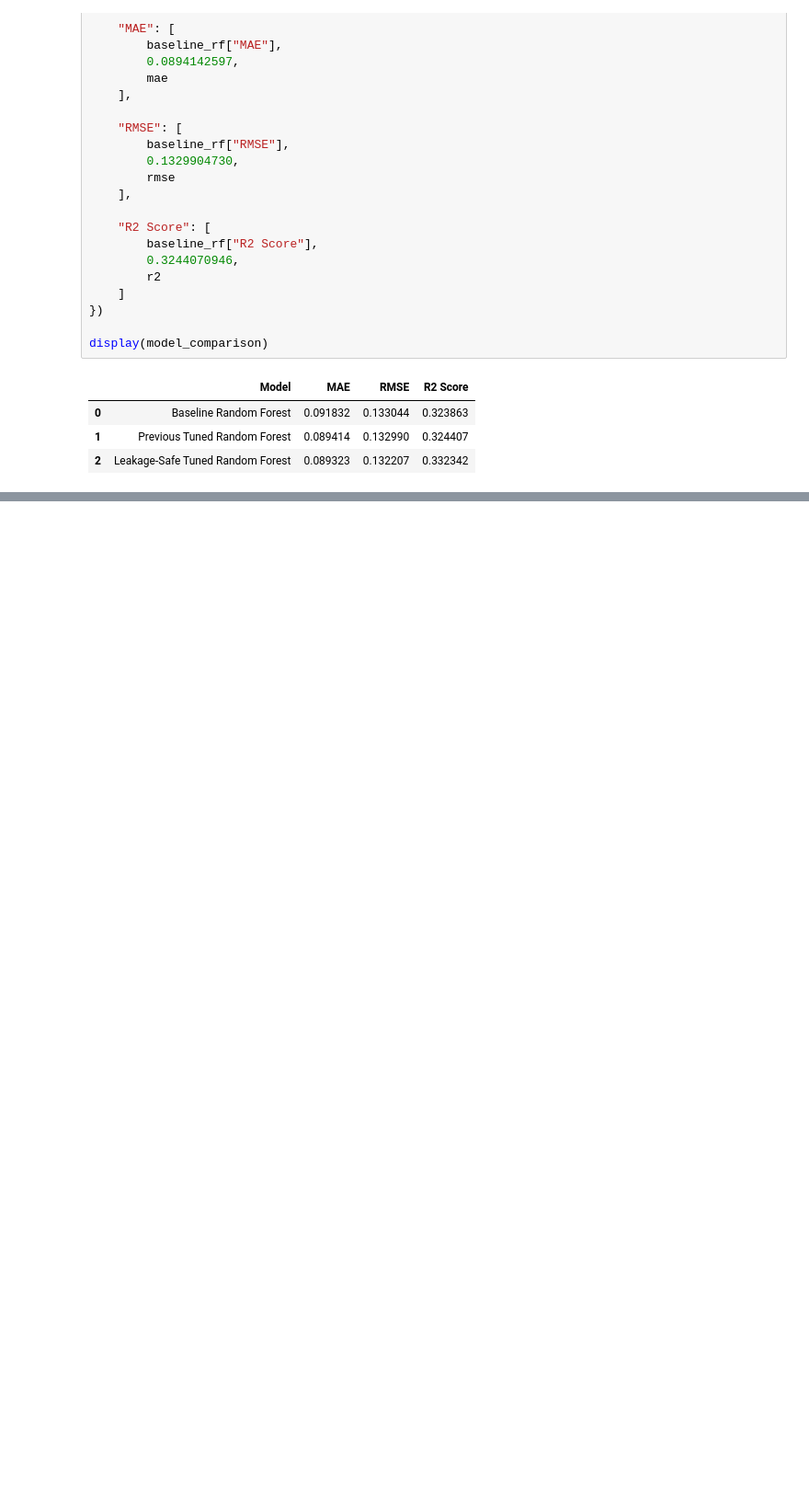
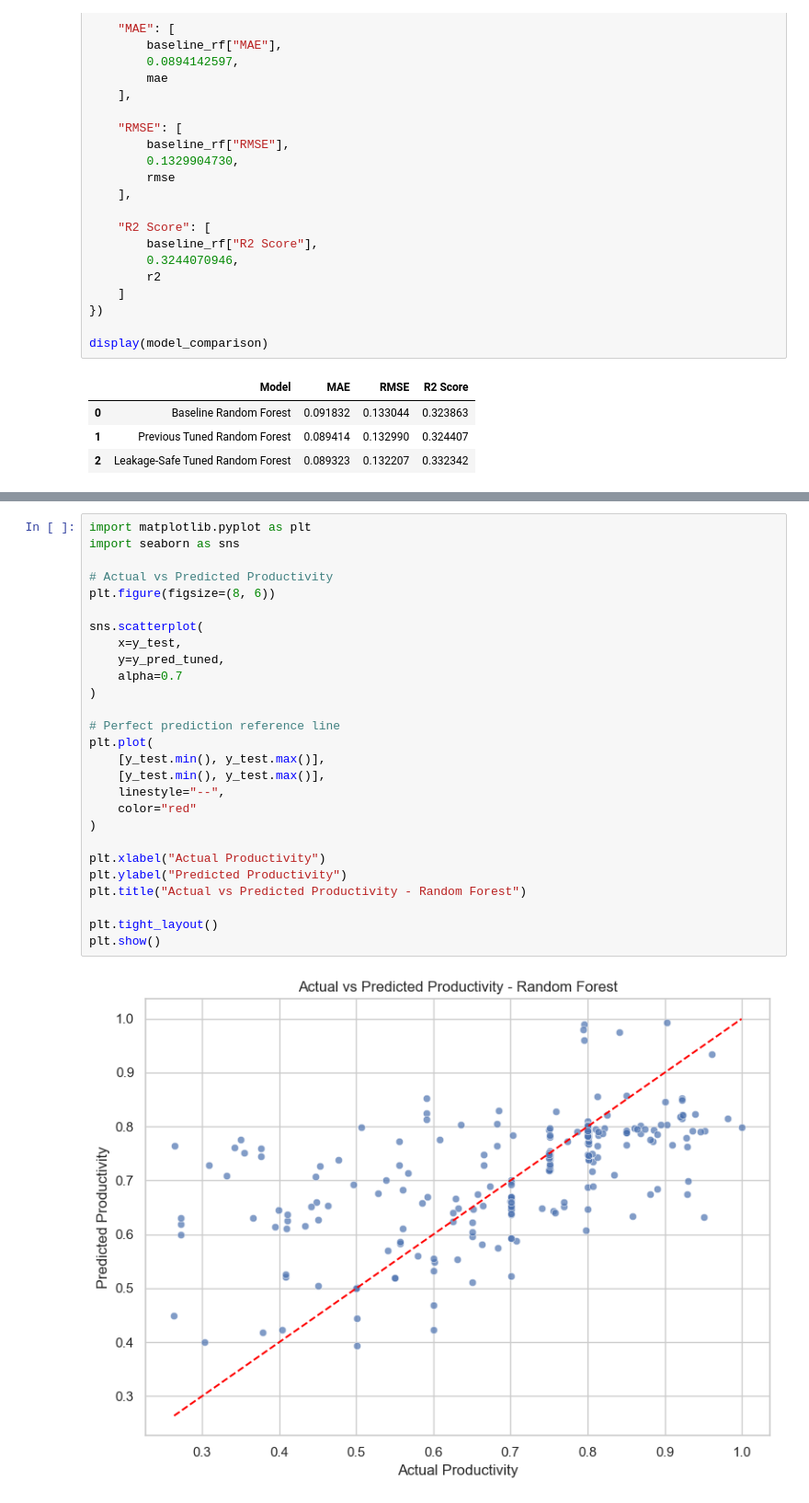
Before and after one commit to sanda620/garment-productivity-prediction, a Jupyter notebook: notebooks/02_data_preprocessing.ipynb, the cells around one changed output, grey strips where cells are left out. Shown at 92% size. Cells and saved outputs as stored; diff of their text form; blank space fills up the shorter version.

Commit message:
Complete productivity model evaluation and visualizations

```diff
--- a/notebooks/02_data_preprocessing.ipynb
+++ b/notebooks/02_data_preprocessing.ipynb
@@ -561,0 +618,29 @@ display(model_comparison)
+# %%
+import matplotlib.pyplot as plt
+import seaborn as sns
+
+# Actual vs Predicted Productivity
+plt.figure(figsize=(8, 6))
+
+sns.scatterplot(
+    x=y_test,
+    y=y_pred_tuned,
+    alpha=0.7
+)
+
+# Perfect prediction reference line
+plt.plot(
+    [y_test.min(), y_test.max()],
+    [y_test.min(), y_test.max()],
+    linestyle="--",
+    color="red"
+)
+
+plt.xlabel("Actual Productivity")
+plt.ylabel("Predicted Productivity")
+plt.title("Actual vs Predicted Productivity - Random Forest")
+
+plt.tight_layout()
+plt.show()
+# %% [output]
+[figure, added]
```
Also changed, not shown: parts of 9 cells of this notebook.
